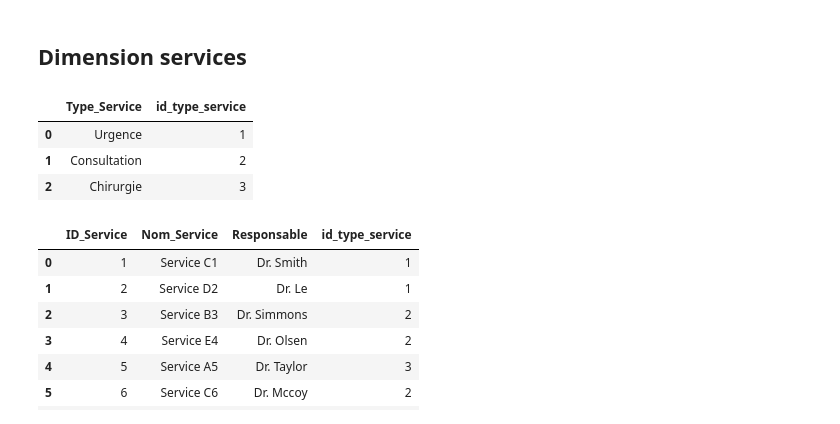
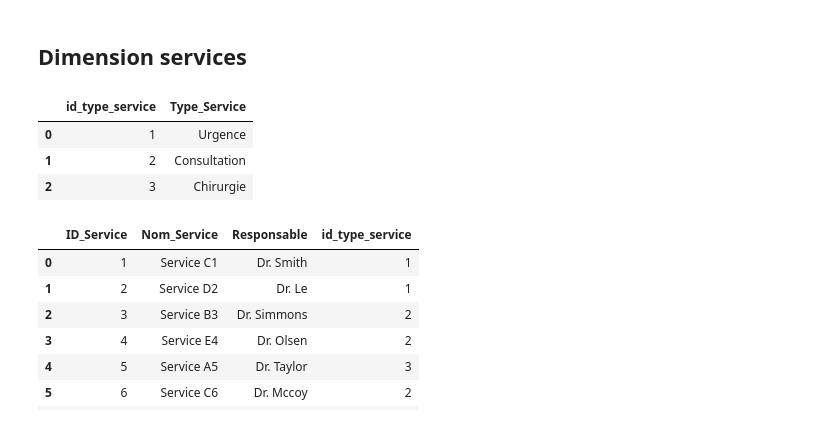
Before and after one commit to cyrinenighaoui/Consultation-bi-tableau, a Jupyter notebook: prep.ipynb, the cells around one changed output. Cells and saved outputs as stored; diff of their text form; code cells hidden in the pictures.

```diff
--- a/prep.ipynb
+++ b/prep.ipynb
@@ -255,12 +252,14 @@ H_specialite
 # %%
 H_type_service = services[['Type_Service']].drop_duplicates().reset_index(drop=True)
 H_type_service['id_type_service'] = H_type_service.index + 1
 H_type_service
+H_type_service = H_type_service[['id_type_service','Type_Service']]
+H_type_service
 # %% [output]
-|  | Type_Service | id_type_service |
-| 0 | Urgence | 1 |
-| 1 | Consultation | 2 |
-| 2 | Chirurgie | 3 |
+|  | id_type_service | Type_Service |
+| 0 | 1 | Urgence |
+| 1 | 2 | Consultation |
+| 2 | 3 | Chirurgie |
 # %%
 D_service = services[['ID_Service','Type_Service','Nom_Service','Responsable']]
 D_service = D_service.merge(H_type_service[['Type_Service','id_type_service']], on='Type_Service')
```
Also changed, not shown: parts of 3 cells of this notebook, 5 other files.
